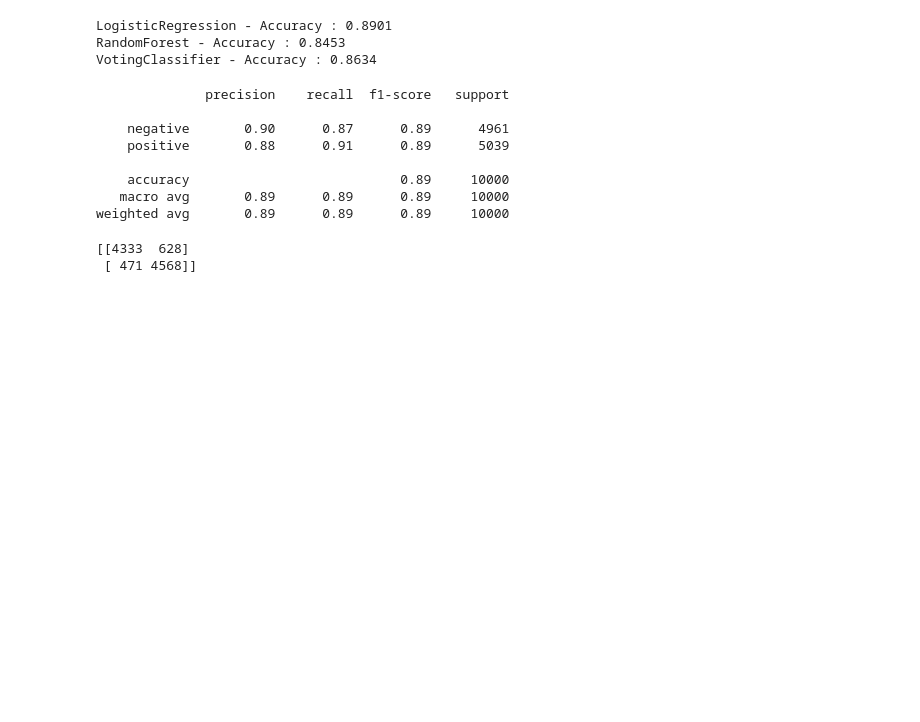
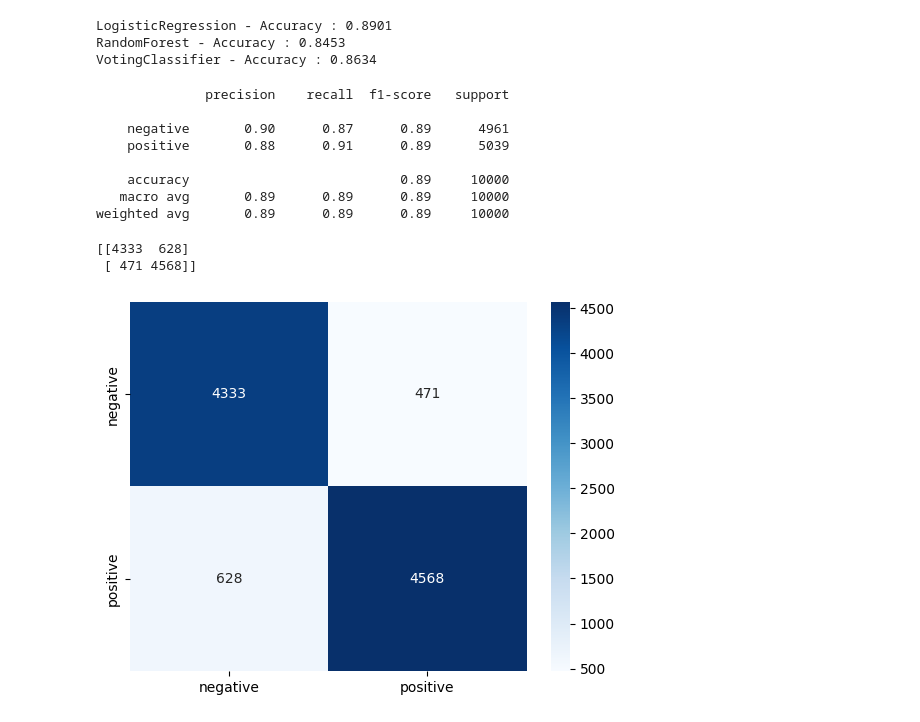
Before and after one commit to mahdiSheykhiGithub/IMDB-Reviews-NLP, a Jupyter notebook: IMDB_Tfidf_ML_classic.ipynb, the cells around one changed output. Saved outputs shown, nothing was run; the diff lists cells and outputs as text; code cells hidden in the pictures; blank space fills up the shorter version.

Commit message:
confusion_matrix improved

```diff
--- a/IMDB_Tfidf_ML_classic.ipynb
+++ b/IMDB_Tfidf_ML_classic.ipynb
@@ -148,3 +150,16 @@ print(confusion_matrix(y_test, y_pred))
 # %% [output]
 [[4333  628]
  [ 471 4568]]
+# %%
+conf_matrix = confusion_matrix(y_pred, y_test)
+sns.heatmap(
+    conf_matrix,
+    annot=True,
+    fmt='d',
+    cmap='Blues',
+    xticklabels=['negative', 'positive'],
+    yticklabels=['negative', 'positive']
+    )
+plt.show()
+# %% [output]
+[figure, added]
```
Also changed, not shown: parts of 1 cell of this notebook.
